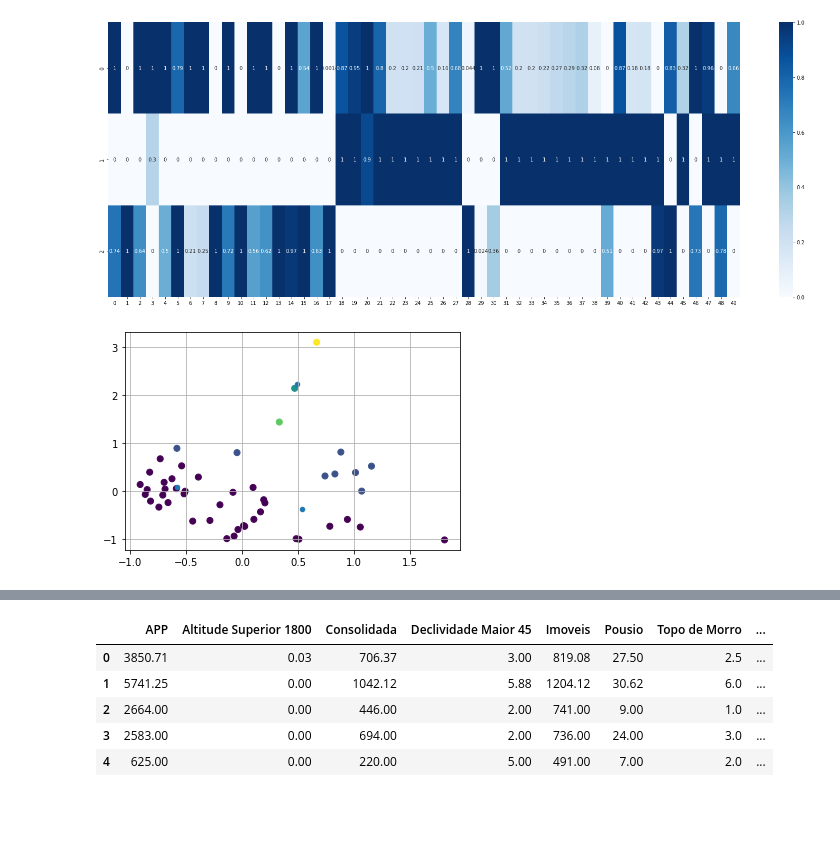
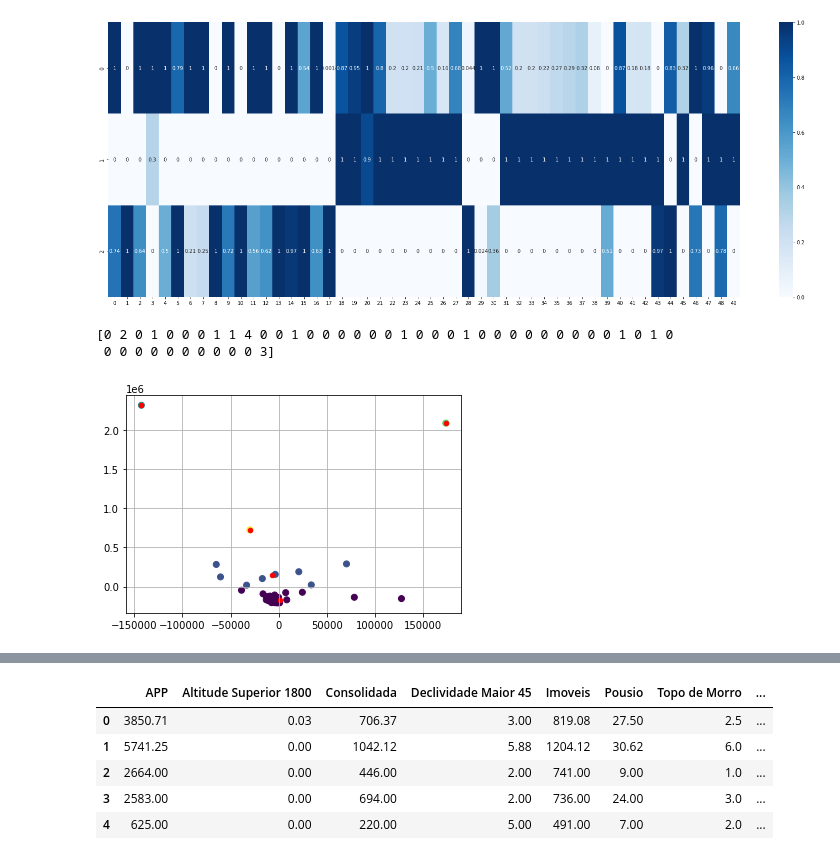
Before and after one commit to TavaresCarlos/TerrainIntelGIS, a Jupyter notebook: notebook/comparacao-clusterizacao-artigo.ipynb, the cells around one changed output, grey strips where cells are left out. Drawn from its saved outputs; the diff is of its cells as text; code cells hidden in the pictures; blank space fills up the shorter version.

```diff
--- a/notebook/comparacao-clusterizacao-artigo.ipynb
+++ b/notebook/comparacao-clusterizacao-artigo.ipynb
@@ -295,7 +306,7 @@ sns.heatmap(d, annot=True, cmap="Blues")
 <AxesSubplot:>
 [figure]
 # %%
-#Mean Shift
+#Mean Shift - dado bruto
 
 from sklearn.cluster import MeanShift
 
@@ -304,12 +315,31 @@ y = model.fit_predict(df)
 
 cent_bruto = model.cluster_centers_
 
-plt.scatter(pcaTransformacao[:,1], pcaTransformacao[:,0], c=y)
-plt.grid()
-plt.scatter(centroids[:,1], centroids[:,0], s=20)
-plt.show()
+print(y)
 # %% [output]
-[figure, removed]
+[0 2 0 1 0 0 0 1 1 4 0 0 1 0 0 0 0 0 0 1 0 0 0 1 0 0 0 0 0 0 0 0 0 1 0 1 0
+ 0 0 0 0 0 0 0 0 0 0 3]
+# %%
+#Mean Shift para dados normalizados
+
+from sklearn.cluster import MeanShift
+
+pca3 = PCA(n_components = 2)
+pcaTransformacao3 = pca3.fit_transform(df)
+
+#cent_mean_shift = pca.fit_transform(cent_bruto)
+
+#Clusterização
+model = MeanShift()
+y = model.fit_predict(pcaTransformacao3)
+cent_mean_shift = model.cluster_centers_
+
+plt.scatter(pcaTransformacao3[:,1], pcaTransformacao3[:,0], c=y)
+plt.grid()
+plt.scatter(cent_mean_shift[:,1], cent_mean_shift[:,0], s=20, c='red')
+plt.show()
+# %% [output]
+[figure, added]
 # %%
 mean_shift_dados_bruto = cidades_agrupamento(y)
 display(mean_shift_dados_bruto)
```
Also changed, not shown: parts of 7 cells of this notebook, 3 other files.
